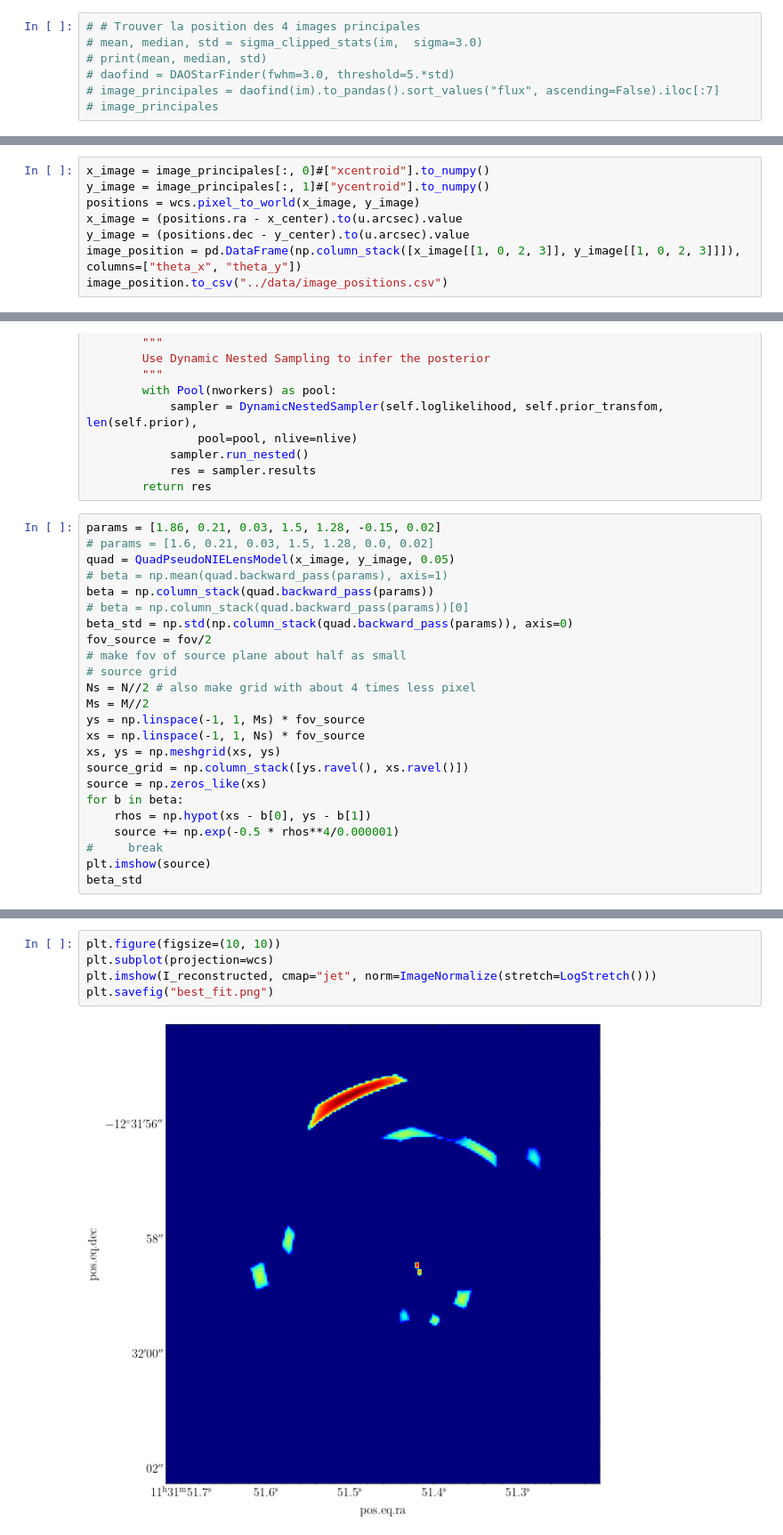
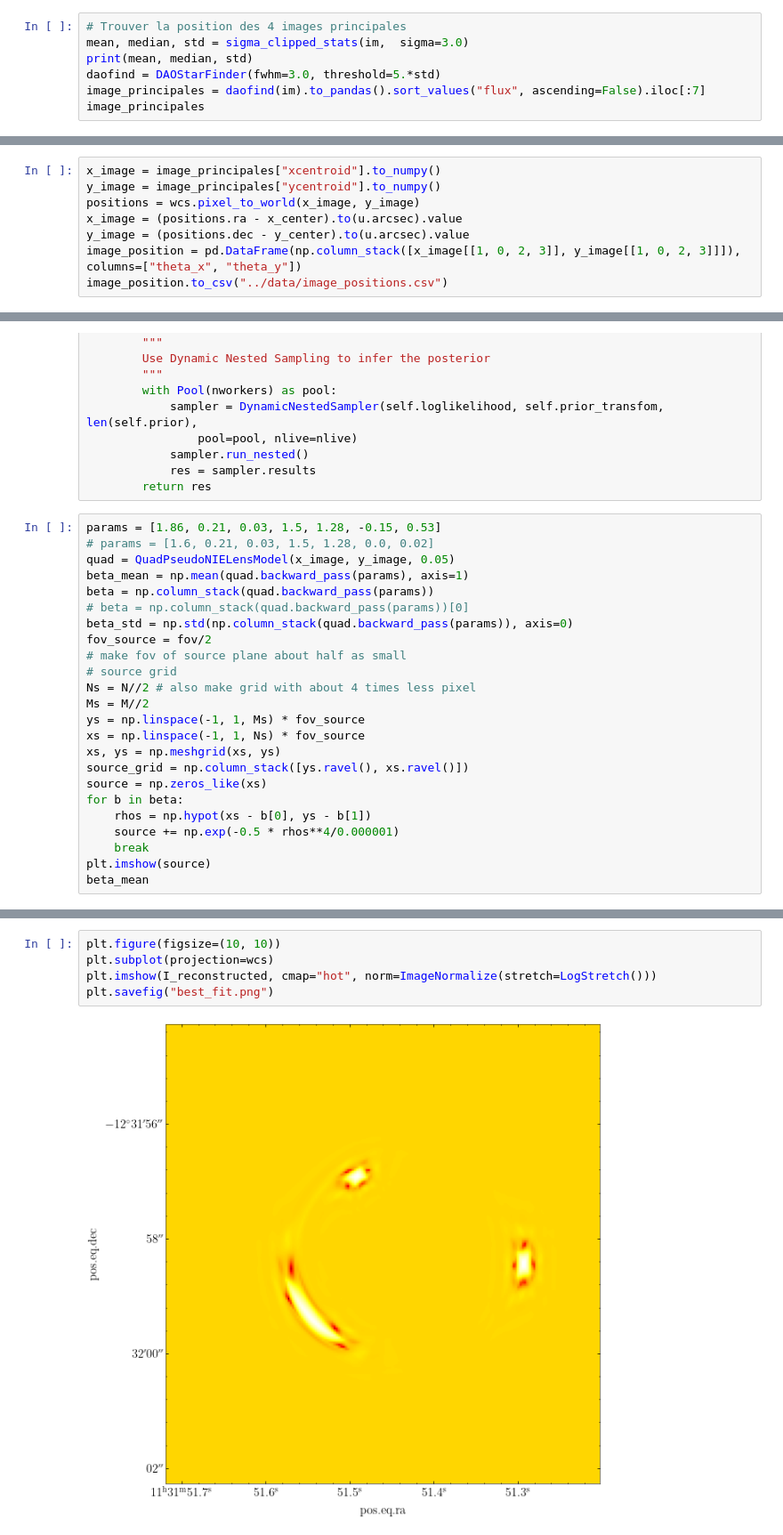
Before and after one commit to AlexandreAdam/rxj1131, a Jupyter notebook: notebooks/quad_optim.ipynb, the cells around one changed output, grey strips where cells are left out. Shown at 89% size. Drawn from its saved outputs; the diff is of its cells as text.

```diff
--- a/notebooks/quad_optim.ipynb
+++ b/notebooks/quad_optim.ipynb
@@ -61,9 +61,9 @@ plt.savefig("../latex/beamer_lens/figures/residual.png")
 # %% [output]
 [figure]
 # %%
-# # Trouver la position des 4 images principales
-# mean, median, std = sigma_clipped_stats(im,  sigma=3.0)
-# print(mean, median, std)
-# daofind = DAOStarFinder(fwhm=3.0, threshold=5.*std)
-# image_principales = daofind(im).to_pandas().sort_values("flux", ascending=False).iloc[:7]
-# image_principales
+# Trouver la position des 4 images principales
+mean, median, std = sigma_clipped_stats(im,  sigma=3.0)
+print(mean, median, std)
+daofind = DAOStarFinder(fwhm=3.0, threshold=5.*std)
+image_principales = daofind(im).to_pandas().sort_values("flux", ascending=False).iloc[:7]
+image_principales
@@ -85,8 +95,8 @@ lens_sky.dec[M*N//2]
 # %% [output]
 $-12^\circ31{}^\prime58.2433{}^{\prime\prime}$
 # %%
-x_image = image_principales[:, 0]#["xcentroid"].to_numpy()
-y_image = image_principales[:, 1]#["ycentroid"].to_numpy()
+x_image = image_principales["xcentroid"].to_numpy()
+y_image = image_principales["ycentroid"].to_numpy()
 positions = wcs.pixel_to_world(x_image, y_image)
 x_image = (positions.ra - x_center).to(u.arcsec).value
 y_image = (positions.dec - y_center).to(u.arcsec).value
@@ -792,10 +788,10 @@ class QuadPseudoNIELensModel:
             res = sampler.results
         return res
 # %%
-params = [1.86, 0.21, 0.03, 1.5, 1.28, -0.15, 0.02]
+params = [1.86, 0.21, 0.03, 1.5, 1.28, -0.15, 0.53]
 # params = [1.6, 0.21, 0.03, 1.5, 1.28, 0.0, 0.02]
 quad = QuadPseudoNIELensModel(x_image, y_image, 0.05)
-# beta = np.mean(quad.backward_pass(params), axis=1)
+beta_mean = np.mean(quad.backward_pass(params), axis=1)
 beta = np.column_stack(quad.backward_pass(params))
 # beta = np.column_stack(quad.backward_pass(params))[0]
 beta_std = np.std(np.column_stack(quad.backward_pass(params)), axis=0)
@@ -812,7 +808,7 @@ source = np.zeros_like(xs)
 for b in beta:
     rhos = np.hypot(xs - b[0], ys - b[1])
     source += np.exp(-0.5 * rhos**4/0.000001)
-#     break
+    break
 plt.imshow(source)
-beta_std
+beta_mean
 # %% [output]
@@ -832,7 +828,7 @@ plt.savefig("best_fit_resiudal.png")
 # %%
 plt.figure(figsize=(10, 10))
 plt.subplot(projection=wcs)
-plt.imshow(I_reconstructed, cmap="jet", norm=ImageNormalize(stretch=LogStretch()))
+plt.imshow(I_reconstructed, cmap="hot", norm=ImageNormalize(stretch=LogStretch()))
 plt.savefig("best_fit.png")
 # %% [output]
-[figure, old version]
+[figure, new version]
```
Also changed, not shown: parts of 17 cells of this notebook, 10 other files.
